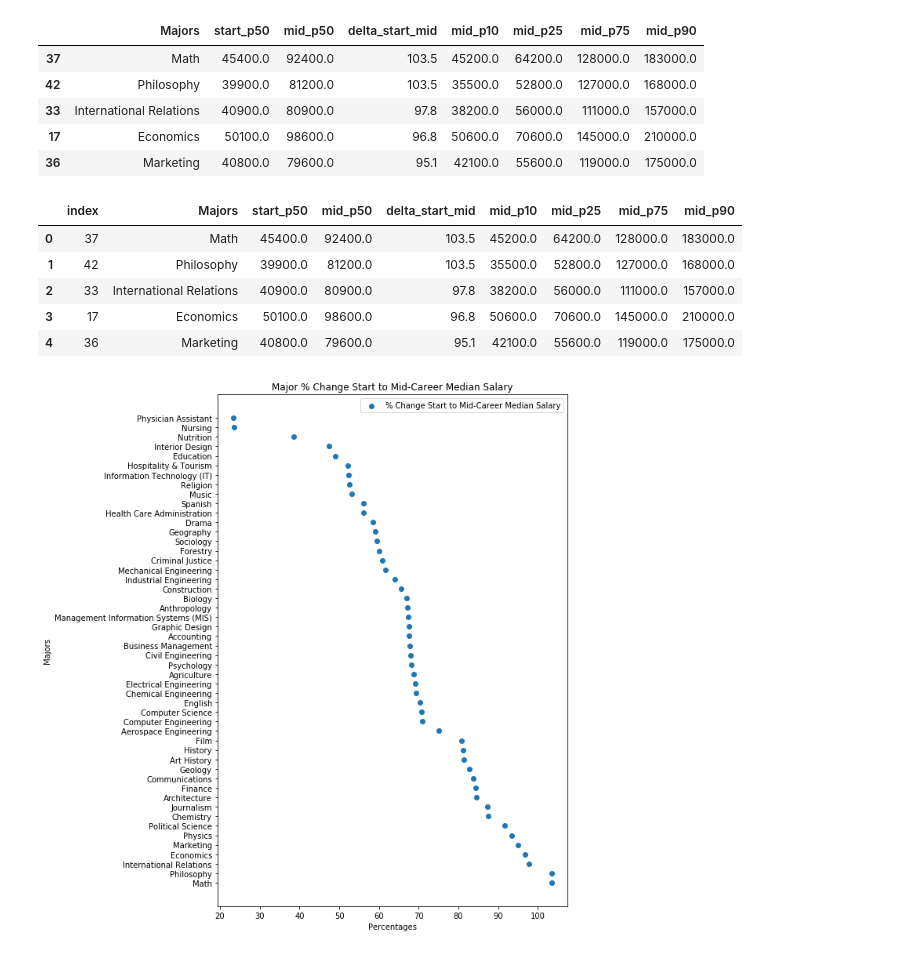
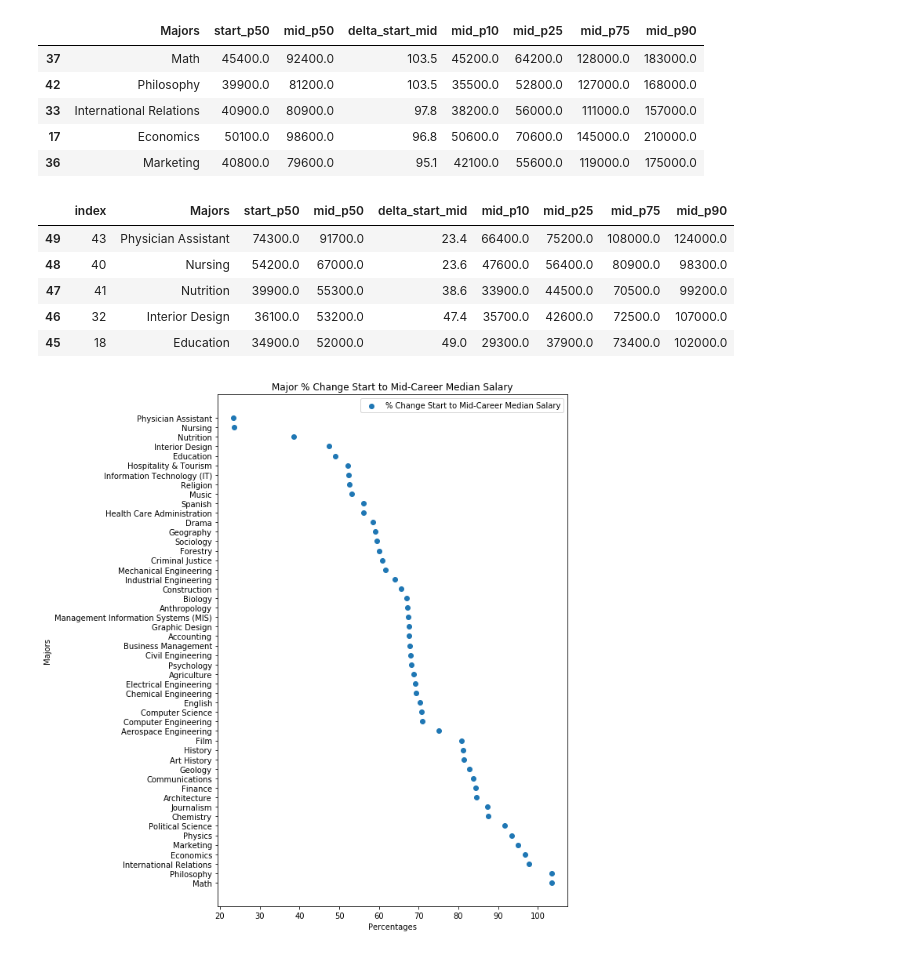
Before and after one commit to LyuboKushev/college-attendance-usa, a Jupyter notebook: Where It Pays to Attend College.ipynb, the cells around one changed output. Cells and saved outputs as stored; diff of their text form; code cells hidden in the pictures.

```diff
--- a/Where It Pays to Attend College.ipynb
+++ b/Where It Pays to Attend College.ipynb
@@ -119,14 +119,15 @@ DEGREES.head()
 | 36 | Marketing | 40800.0 | 79600.0 | 95.1 | 42100.0 | 55600.0 | 119000.0 | 175000.0 |
 # %%
 DEGREES = DEGREES.reset_index()
+DEGREES = DEGREES.sort_index(axis=0, ascending=False)
 DEGREES.head()
 # %% [output]
 |  | index | Majors | start_p50 | mid_p50 | delta_start_mid | mid_p10 | mid_p25 | mid_p75 | mid_p90 |
-| 0 | 37 | Math | 45400.0 | 92400.0 | 103.5 | 45200.0 | 64200.0 | 128000.0 | 183000.0 |
-| 1 | 42 | Philosophy | 39900.0 | 81200.0 | 103.5 | 35500.0 | 52800.0 | 127000.0 | 168000.0 |
-| 2 | 33 | International Relations | 40900.0 | 80900.0 | 97.8 | 38200.0 | 56000.0 | 111000.0 | 157000.0 |
-| 3 | 17 | Economics | 50100.0 | 98600.0 | 96.8 | 50600.0 | 70600.0 | 145000.0 | 210000.0 |
-| 4 | 36 | Marketing | 40800.0 | 79600.0 | 95.1 | 42100.0 | 55600.0 | 119000.0 | 175000.0 |
+| 49 | 43 | Physician Assistant | 74300.0 | 91700.0 | 23.4 | 66400.0 | 75200.0 | 108000.0 | 124000.0 |
+| 48 | 40 | Nursing | 54200.0 | 67000.0 | 23.6 | 47600.0 | 56400.0 | 80900.0 | 98300.0 |
+| 47 | 41 | Nutrition | 39900.0 | 55300.0 | 38.6 | 33900.0 | 44500.0 | 70500.0 | 99200.0 |
+| 46 | 32 | Interior Design | 36100.0 | 53200.0 | 47.4 | 35700.0 | 42600.0 | 72500.0 | 107000.0 |
+| 45 | 18 | Education | 34900.0 | 52000.0 | 49.0 | 29300.0 | 37900.0 | 73400.0 | 102000.0 |
 # %%
 #fig = plt.figure(figsize=(8,10))
 #ax = fig.add_subplot()
```
Also changed, not shown: parts of 7 cells of this notebook.
